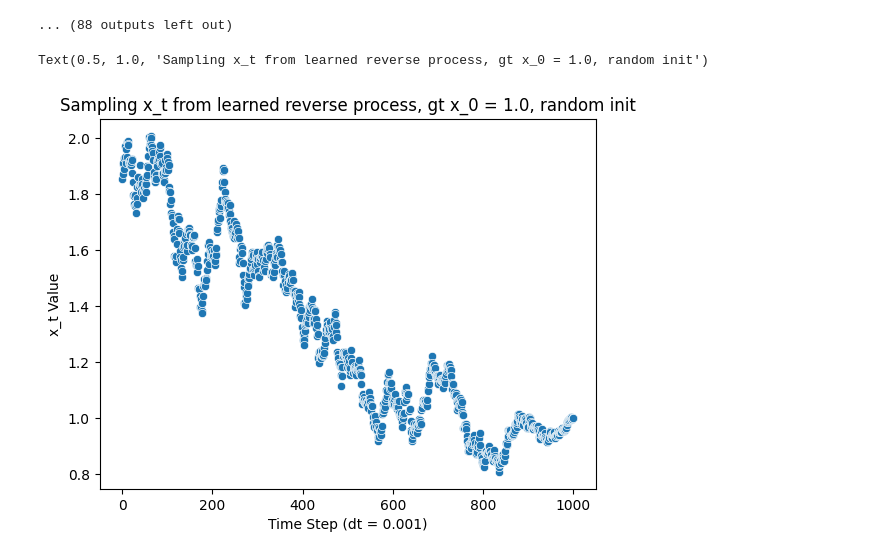
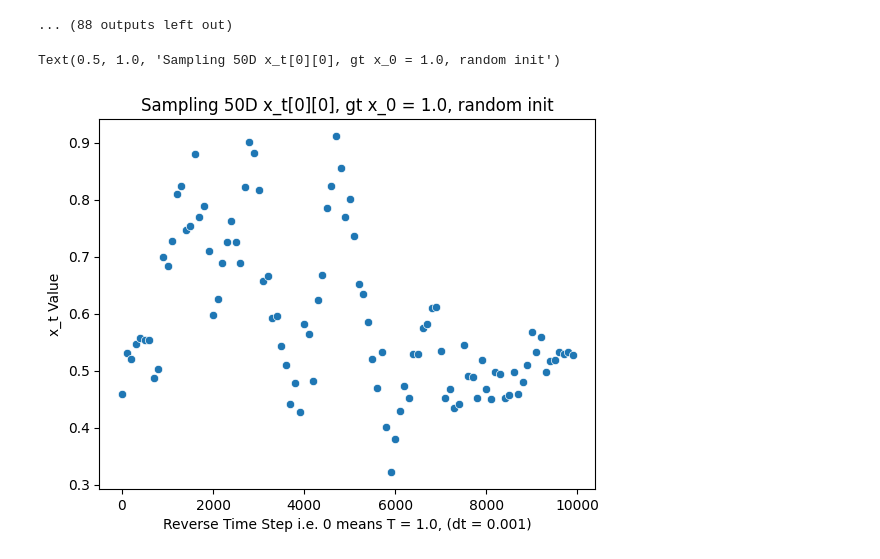
Before and after one commit to imahabub/scdiff, a Jupyter notebook: notebooks/6.29.23.just_mlp_KD.ipynb, the cells around one changed output. Cells and saved outputs as stored; diff of their text form; code cells hidden in the pictures.

```diff
--- a/notebooks/6.29.23.just_mlp_KD.ipynb
+++ b/notebooks/6.29.23.just_mlp_KD.ipynb
@@ -670,8 +703,8 @@ import seaborn as sns
 # %%
-sns.scatterplot([x for x in range(len(x_t_list))], x_t_list)
-plt.xlabel('Time Step (dt = 0.001)')
+sns.scatterplot([x * 100 for x in range(len(x_t_list))], [x[0][0] for x in x_t_list])
+plt.xlabel('Reverse Time Step i.e. 0 means T = 1.0, (dt = 0.001)')
 plt.ylabel('x_t Value')
-plt.title('Sampling x_t from learned reverse process, gt x_0 = 1.0, random init')
+plt.title('Sampling 50D x_t[0][0], gt x_0 = 1.0, random init')
 # %% [output]
-Text(0.5, 1.0, 'Sampling x_t from learned reverse process, gt x_0 = 1.0, random init')
+Text(0.5, 1.0, 'Sampling 50D x_t[0][0], gt x_0 = 1.0, random init')
-[figure, old version]
+[figure, new version]
```
Also changed, not shown: parts of 10 cells of this notebook, 5 other files.
